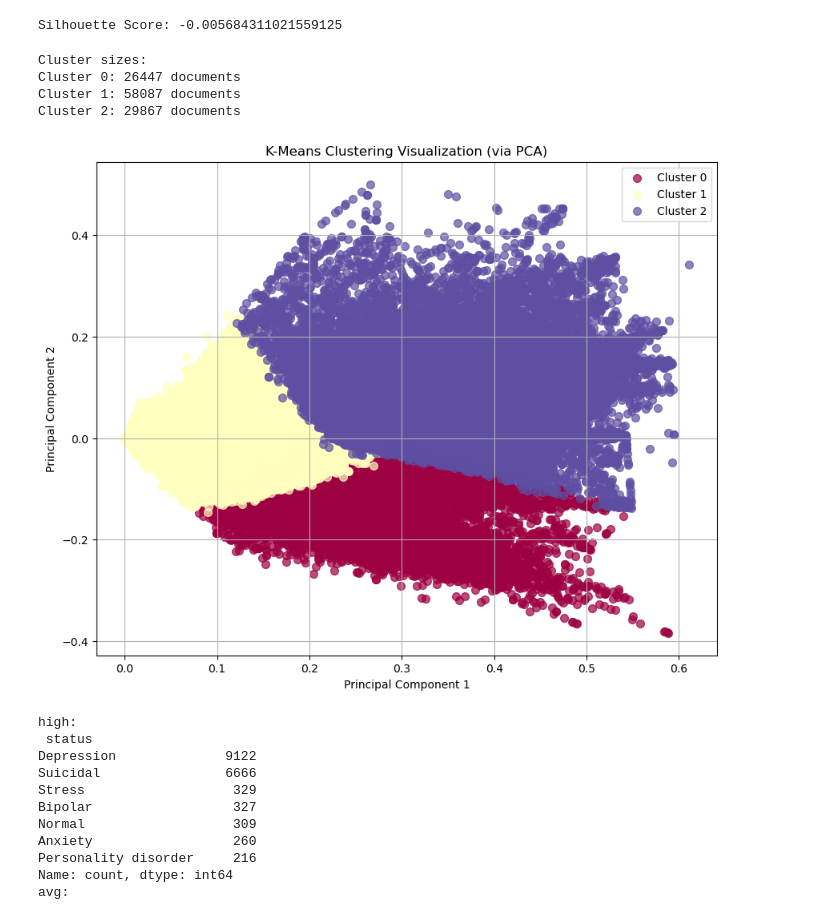
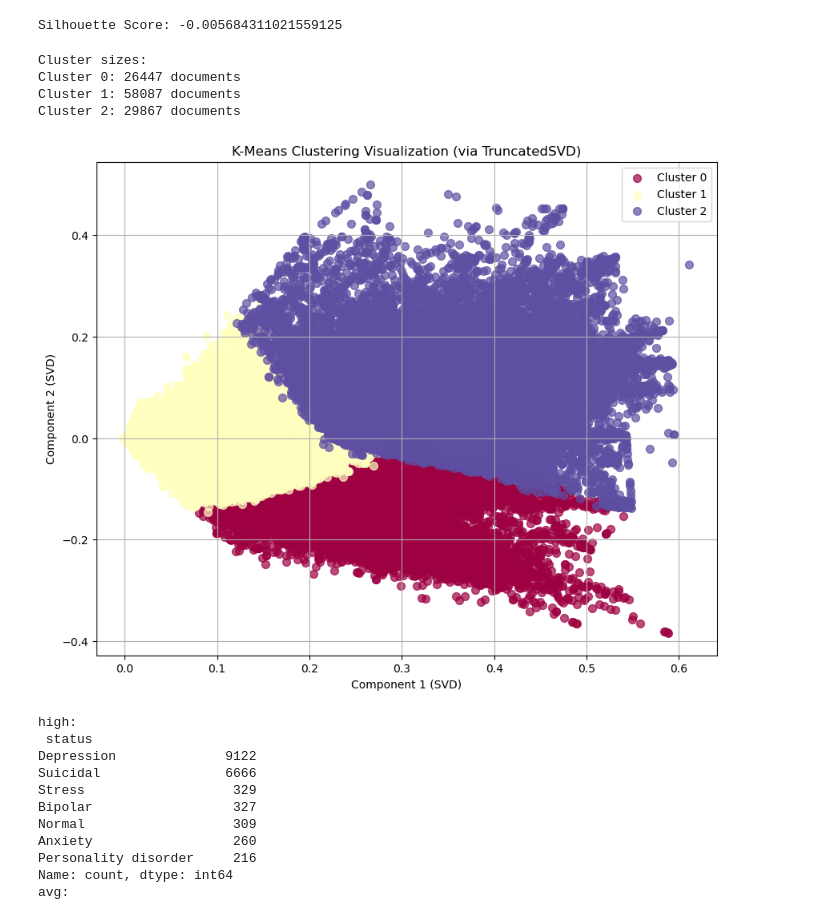
Before and after one commit to dakuikui001/KM6312_mental_health_sentiment_analysis, a Jupyter notebook: mental_health_sentiment_analysis.ipynb, the cells around one changed output. Drawn from its saved outputs; the diff is of its cells as text; code cells hidden in the pictures.

```diff
--- a/mental_health_sentiment_analysis.ipynb
+++ b/mental_health_sentiment_analysis.ipynb
@@ -663,37 +655,37 @@ for label, count in zip(unique_labels, counts):
 svd = TruncatedSVD(n_components=2, random_state=42)
 reduced_data = svd.fit_transform(X_resampled)
 
 
 # 2. Create a color map, one color per cluster
 unique_labels = np.unique(clusters)
 colors = plt.cm.get_cmap('Spectral', len(unique_labels))
 
 # 3. Draw scatter plot
 plt.figure(figsize=(10, 8))
 for i, label in enumerate(unique_labels):
     # Find all points for the current cluster
     indices = clusters == label
     plt.scatter(
         reduced_data[indices, 0],
         reduced_data[indices, 1],
         label=f'Cluster {label}',
         color=colors(i),
         alpha=0.7,
         s=50
     )
 
-plt.title('K-Means Clustering Visualization (via PCA)')
-plt.xlabel('Principal Component 1')
-plt.ylabel('Principal Component 2')
+plt.title('K-Means Clustering Visualization (via TruncatedSVD)')
+plt.xlabel('Component 1 (SVD)')
+plt.ylabel('Component 2 (SVD)')
 plt.legend()
 plt.grid(True)
 plt.show()
 # %% [output]
 Cluster sizes:
 Cluster 0: 26447 documents
 Cluster 1: 58087 documents
 Cluster 2: 29867 documents
-[figure, old version]
+[figure, new version]
 # %%
 print('high:', '\n', df_km[df_km['cluster_label'] == 0]['status'].value_counts())
 print('avg:', '\n', df_km[df_km['cluster_label'] == 2]['status'].value_counts())
```
Also changed, not shown: parts of 6 cells of this notebook.
